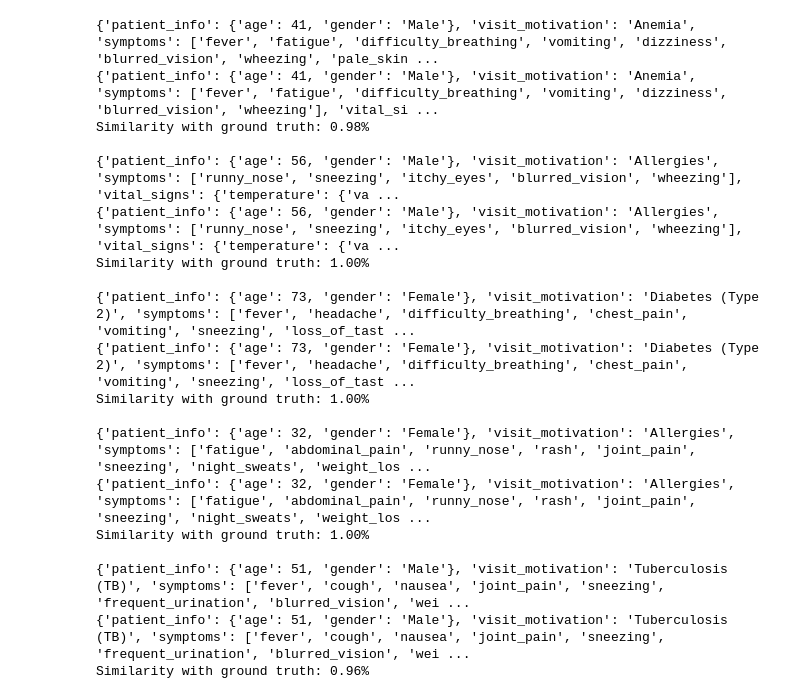
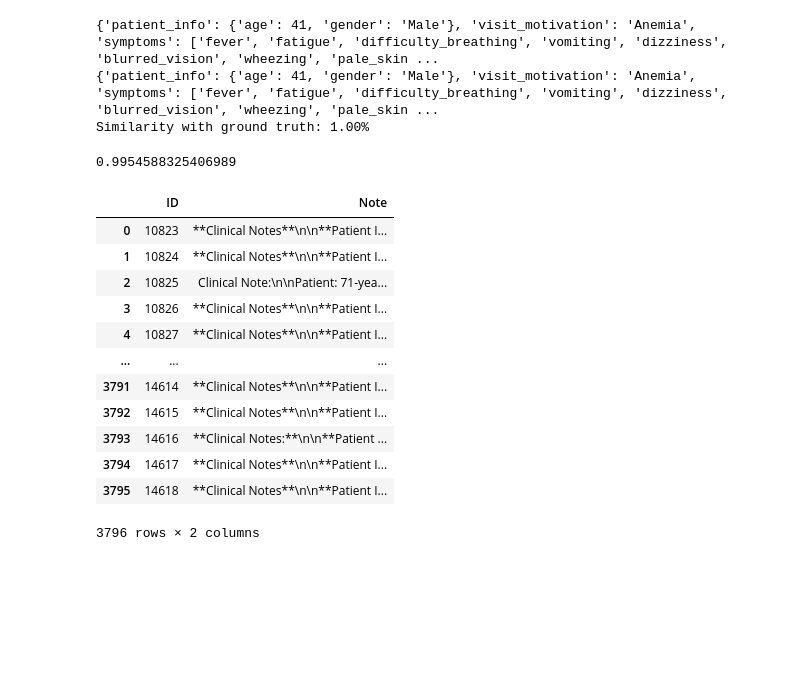
Before and after one commit to AlexDewey/MedNotesToJSON, a Jupyter notebook: main.ipynb, the cells around one changed output. Drawn from its saved outputs; the diff is of its cells as text; code cells hidden in the pictures; blank space fills up the shorter version.

```diff
--- a/main.ipynb
+++ b/main.ipynb
@@ -7,7 +7,7 @@ import json
 # Get data
 data = pd.read_csv('./data/train.csv')
 
-num_samples = 10
+num_samples = 100
 
 results = 0
 semi_results = 0
@@ -28,21 +28,5 @@ for index in range(0, num_samples):
 print(f"Average similarity over {num_samples} samples: {results / num_samples:.5f}%")
 # %% [output]
 {'patient_info': {'age': 41, 'gender': 'Male'}, 'visit_motivation': 'Anemia', 'symptoms': ['fever', 'fatigue', 'difficulty_breathing', 'vomiting', 'dizziness', 'blurred_vision', 'wheezing', 'pale_skin ...
-{'patient_info': {'age': 41, 'gender': 'Male'}, 'visit_motivation': 'Anemia', 'symptoms': ['fever', 'fatigue', 'difficulty_breathing', 'vomiting', 'dizziness', 'blurred_vision', 'wheezing'], 'vital_si ...
-Similarity with ground truth: 0.98%
-
-{'patient_info': {'age': 56, 'gender': 'Male'}, 'visit_motivation': 'Allergies', 'symptoms': ['runny_nose', 'sneezing', 'itchy_eyes', 'blurred_vision', 'wheezing'], 'vital_signs': {'temperature': {'va ...
-{'patient_info': {'age': 56, 'gender': 'Male'}, 'visit_motivation': 'Allergies', 'symptoms': ['runny_nose', 'sneezing', 'itchy_eyes', 'blurred_vision', 'wheezing'], 'vital_signs': {'temperature': {'va ...
+{'patient_info': {'age': 41, 'gender': 'Male'}, 'visit_motivation': 'Anemia', 'symptoms': ['fever', 'fatigue', 'difficulty_breathing', 'vomiting', 'dizziness', 'blurred_vision', 'wheezing', 'pale_skin ...
 Similarity with ground truth: 1.00%
-
-{'patient_info': {'age': 73, 'gender': 'Female'}, 'visit_motivation': 'Diabetes (Type 2)', 'symptoms': ['fever', 'headache', 'difficulty_breathing', 'chest_pain', 'vomiting', 'sneezing', 'loss_of_tast ...
-{'patient_info': {'age': 73, 'gender': 'Female'}, 'visit_motivation': 'Diabetes (Type 2)', 'symptoms': ['fever', 'headache', 'difficulty_breathing', 'chest_pain', 'vomiting', 'sneezing', 'loss_of_tast ...
-Similarity with ground truth: 1.00%
-
-{'patient_info': {'age': 32, 'gender': 'Female'}, 'visit_motivation': 'Allergies', 'symptoms': ['fatigue', 'abdominal_pain', 'runny_nose', 'rash', 'joint_pain', 'sneezing', 'night_sweats', 'weight_los ...
-{'patient_info': {'age': 32, 'gender': 'Female'}, 'visit_motivation': 'Allergies', 'symptoms': ['fatigue', 'abdominal_pain', 'runny_nose', 'rash', 'joint_pain', 'sneezing', 'night_sweats', 'weight_los ...
-Similarity with ground truth: 1.00%
-
-{'patient_info': {'age': 51, 'gender': 'Male'}, 'visit_motivation': 'Tuberculosis (TB)', 'symptoms': ['fever', 'cough', 'nausea', 'joint_pain', 'sneezing', 'frequent_urination', 'blurred_vision', 'wei ...
-{'patient_info': {'age': 51, 'gender': 'Male'}, 'visit_motivation': 'Tuberculosis (TB)', 'symptoms': ['fever', 'cough', 'nausea', 'joint_pain', 'sneezing', 'frequent_urination', 'blurred_vision', 'wei ...
-Similarity with ground truth: 0.96%
@@ -78,0 +33,21 @@ symptoms = get_response('gpt-oss',f"""
+# %%
+results/71
+# %% [output]
+0.9954588325406989
+# %%
+data = pd.read_csv('./data/test.csv')
+data
+# %% [output]
+|  | ID | Note |
+| 0 | 10823 | **Clinical Notes**\n\n**Patient I... |
+| 1 | 10824 | **Clinical Notes**\n\n**Patient I... |
+| 2 | 10825 | Clinical Note:\n\nPatient: 71-yea... |
+| 3 | 10826 | **Clinical Notes**\n\n**Patient I... |
+| 4 | 10827 | **Clinical Notes**\n\n**Patient I... |
+| ... | ... | ... |
+| 3791 | 14614 | **Clinical Notes**\n\n**Patient I... |
+| 3792 | 14615 | **Clinical Notes**\n\n**Patient I... |
+| 3793 | 14616 | **Clinical Notes:**\n\n**Patient ... |
+| 3794 | 14617 | **Clinical Notes**\n\n**Patient I... |
+| 3795 | 14618 | **Clinical Notes**\n\n**Patient I... |
+3796 rows × 2 columns
```
Also changed, not shown: parts of 1 cell of this notebook, 1 other file.
